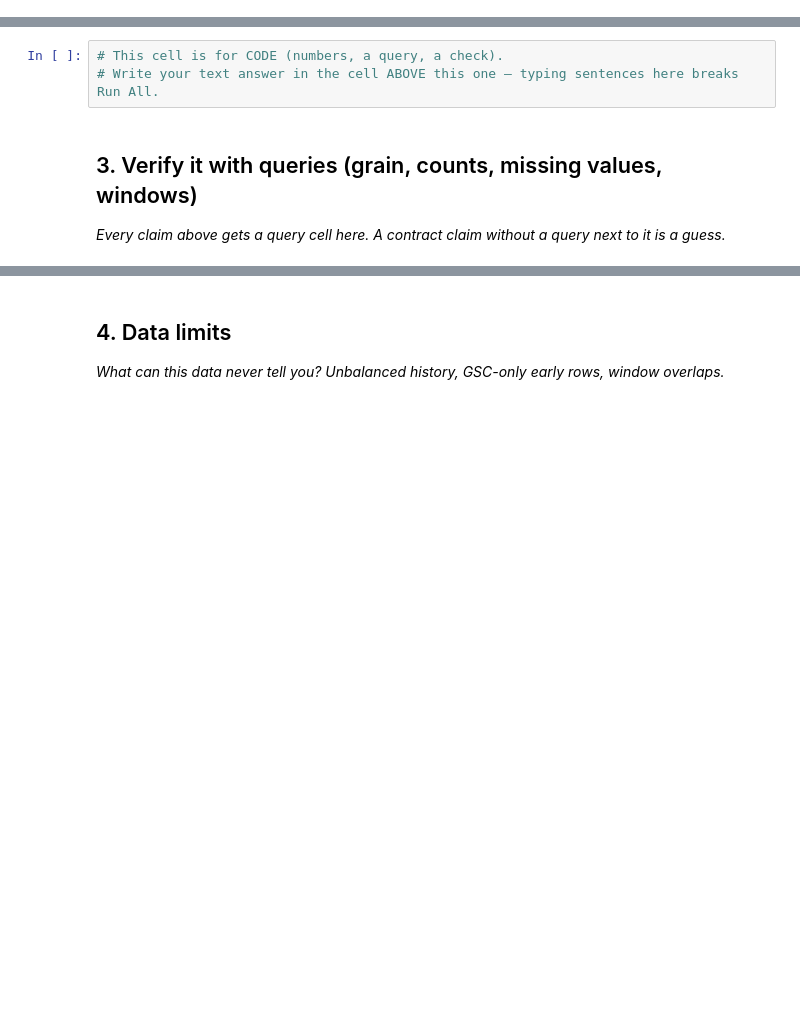
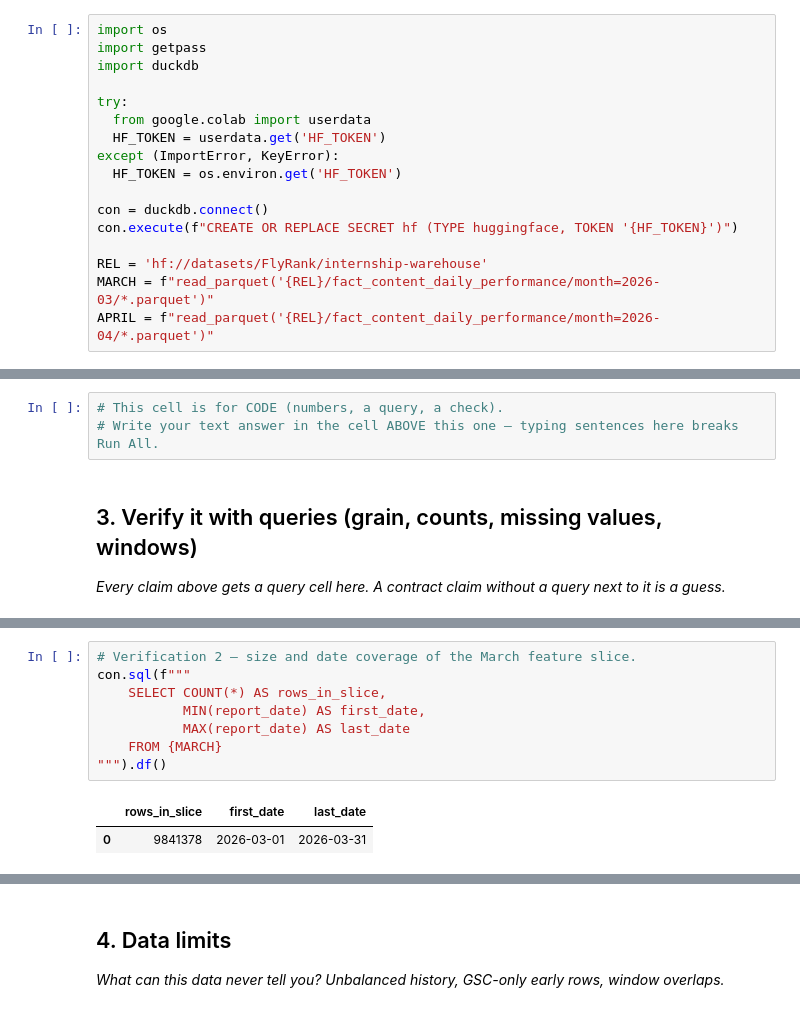
Before and after one commit to avi-dot-ai/FL-W, a Jupyter notebook: work/notebooks/w03_data_contract.ipynb, the cells around one changed output, grey strips where cells are left out. Cells and saved outputs as stored; diff of their text form; blank space fills up the shorter version.

```diff
--- a/work/notebooks/w03_data_contract.ipynb
+++ b/work/notebooks/w03_data_contract.ipynb
@@ -16,3 +20,20 @@ This skeleton is yours to fill. Work the sections **in order** — each one has
+# %%
+import os
+import getpass
+import duckdb
+
+try:
+  from google.colab import userdata
+  HF_TOKEN = userdata.get('HF_TOKEN')
+except (ImportError, KeyError):
+  HF_TOKEN = os.environ.get('HF_TOKEN')
+
+con = duckdb.connect()
+con.execute(f"CREATE OR REPLACE SECRET hf (TYPE huggingface, TOKEN '{HF_TOKEN}')")
+
+REL = 'hf://datasets/FlyRank/internship-warehouse'
+MARCH = f"read_parquet('{REL}/fact_content_daily_performance/month=2026-03/*.parquet')"
+APRIL = f"read_parquet('{REL}/fact_content_daily_performance/month=2026-04/*.parquet')"
 # %% [markdown]
 ## 2. Fields: feature / label / context / excluded
 
@@ -29,0 +67,11 @@ This skeleton is yours to fill. Work the sections **in order** — each one has
+# %%
+# Verification 2 — size and date coverage of the March feature slice.
+con.sql(f"""
+    SELECT COUNT(*) AS rows_in_slice,
+           MIN(report_date) AS first_date,
+           MAX(report_date) AS last_date
+    FROM {MARCH}
+""").df()
+# %% [output]
+|  | rows_in_slice | first_date | last_date |
+| 0 | 9841378 | 2026-03-01 | 2026-03-31 |
```
Also changed, not shown: parts of 17 cells of this notebook.
